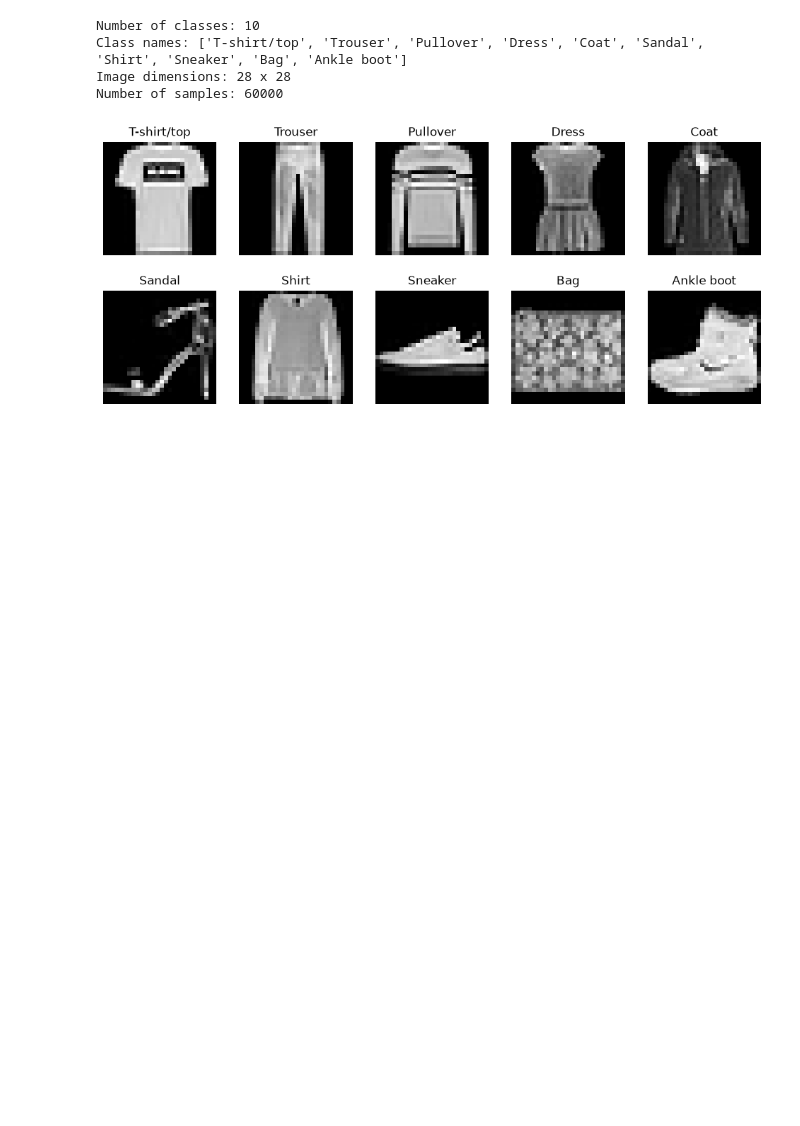
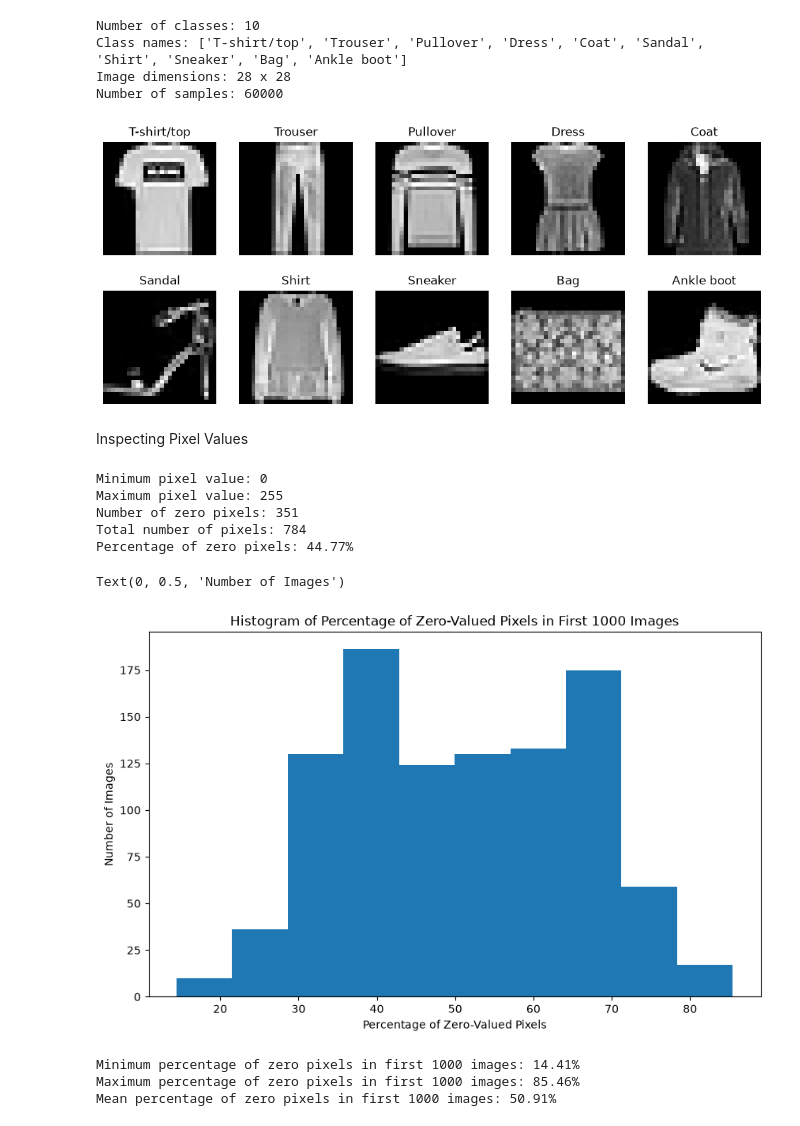
Before and after one commit to SciNoLimits/shortcut-learning-analysis, a Jupyter notebook: notebooks/dataset_exploration.ipynb, the cells around one changed output. Drawn from its saved outputs; the diff is of its cells as text; code cells hidden in the pictures; blank space fills up the shorter version.

Commit message:
Performed pixel value inspection.

```diff
--- a/notebooks/dataset_exploration.ipynb
+++ b/notebooks/dataset_exploration.ipynb
@@ -44,3 +45,58 @@ for label, ax in enumerate(axes.flat):
     ax.axis('off')
 # %% [output]
 [figure]
+# %% [markdown]
+Inspecting Pixel Values
+# %%
+image, _ = dataset[0]
+
+img_array = np.array(image)
+min_pixel_value = np.min(img_array)
+max_pixel_value = np.max(img_array)
+zero_pixel_count = np.sum(img_array == 0)
+total_pixel_count = img_array.size
+
+percent_zero_pixels = (zero_pixel_count / total_pixel_count) * 100
+
+print(f"Minimum pixel value: {min_pixel_value}")
+print(f"Maximum pixel value: {max_pixel_value}")
+print(f"Number of zero pixels: {zero_pixel_count}")
+print(f"Total number of pixels: {total_pixel_count}")
+print(f"Percentage of zero pixels: {percent_zero_pixels:.2f}%")
+# %% [output]
+Minimum pixel value: 0
+Maximum pixel value: 255
+Number of zero pixels: 351
+Total number of pixels: 784
+Percentage of zero pixels: 44.77%
+# %%
+percent_of_zero_valued_pixel_list = []
+for i in range(1000):
+    image, _ = dataset[i]
+    img_array = np.array(image)
+    zero_pixel_count = np.sum(img_array == 0)
+    total_pixel_count = img_array.size
+    percent_zero_pixels = (zero_pixel_count / total_pixel_count) * 100
+    percent_of_zero_valued_pixel_list.append(percent_zero_pixels)
+# %%
+# Histogram of the percentage of zero-valued pixels in the first 100 images
+plt.figure(figsize=(10, 6))
+plt.hist(percent_of_zero_valued_pixel_list)
+plt.title(f'Histogram of Percentage of Zero-Valued Pixels in First {len(percent_of_zero_valued_pixel_list)} Images')
+plt.xlabel('Percentage of Zero-Valued Pixels')
+plt.ylabel('Number of Images')
+# %% [output]
+Text(0, 0.5, 'Number of Images')
+[figure, added]
+# %%
+min_percent = np.min(percent_of_zero_valued_pixel_list)
+max_percent = np.max(percent_of_zero_valued_pixel_list)
+mean_percent = np.mean(percent_of_zero_valued_pixel_list)
+
+print(f"Minimum percentage of zero pixels in first {len(percent_of_zero_valued_pixel_list)} images: {min_percent:.2f}%")
+print(f"Maximum percentage of zero pixels in first {len(percent_of_zero_valued_pixel_list)} images: {max_percent:.2f}%")
+print(f"Mean percentage of zero pixels in first {len(percent_of_zero_valued_pixel_list)} images: {mean_percent:.2f}%")
+# %% [output]
+Minimum percentage of zero pixels in first 1000 images: 14.41%
+Maximum percentage of zero pixels in first 1000 images: 85.46%
+Mean percentage of zero pixels in first 1000 images: 50.91%
```
Also changed, not shown: parts of 1 cell of this notebook.
